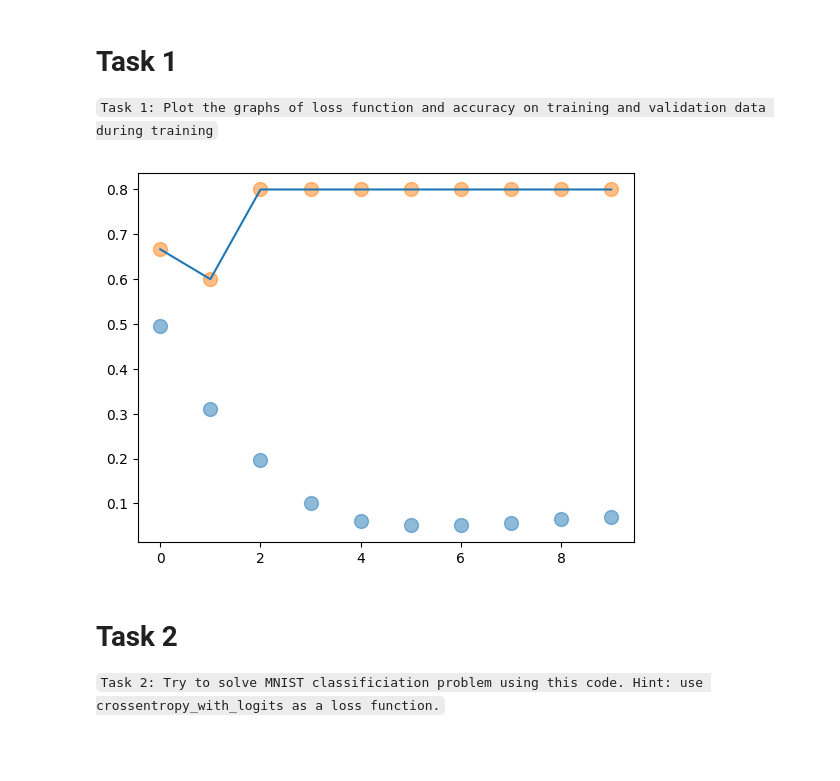
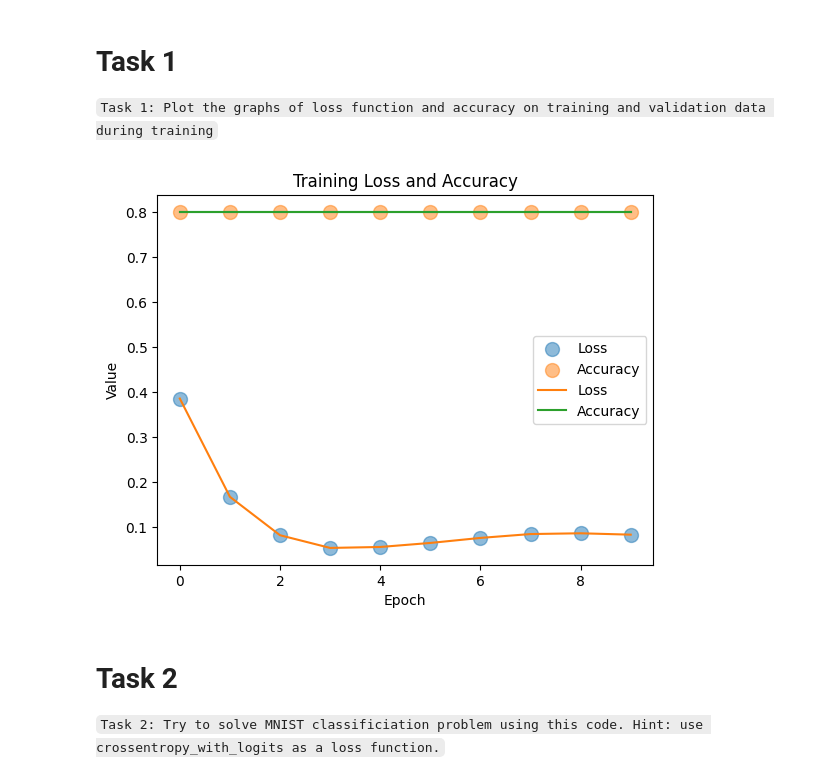
Before and after one commit to KalebKei/AI-For-Beginners, a Jupyter notebook: lessons/3-NeuralNetworks/05-Frameworks/IntroPyTorch.ipynb, the cells around one changed output. Drawn from its saved outputs; the diff is of its cells as text; code cells hidden in the pictures; blank space fills up the shorter version.

Commit message:
Mostly working lecture for PyTorch

```diff
--- a/lessons/3-NeuralNetworks/05-Frameworks/IntroPyTorch.ipynb
+++ b/lessons/3-NeuralNetworks/05-Frameworks/IntroPyTorch.ipynb
@@ -672,7 +683,7 @@ class MyNet(torch.nn.Module):
     x = self.fc2(x)
     return x
 
-net = MyNet(func=torch.nn.ReLU())
+net = MyNet(func=torch.nn.ReLU()).to(device)
 print(net)
 # %% [output]
 MyNet(
@@ -691,29 +702,40 @@ MyNet(
 `Task 1: Plot the graphs of loss function and accuracy on training and validation data during training`
 # %%
 def train_plot(net, dataloader, val_x, val_lab, epochs=10, lr=0.05):
+    val_x = val_x.to(device)
+    val_lab = val_lab.to(device)
     loss_list = []
     acc_list = []
     optim = torch.optim.Adam(net.parameters(),lr=lr)
     for ep in range(epochs):
         for (x,y) in dataloader:
-          z = net.data.flatten()
+          x,y = x.to(device), y.to(device)
+          z = net(x).flatten().to(device)
           loss = torch.nn.functional.binary_cross_entropy_with_logits(z,y)
           optim.zero_grad()
           loss.backward()
           optim.step()
         acc = ((torch.sigmoid(net(val_x).flatten())>0.5).float()==val_lab).float().mean()
         loss_list.append(loss)
         acc_list.append(acc)
     for i in range(len(loss_list)):
-        loss_list[i] = loss_list[i].detach().numpy()
-        acc_list[i] = acc_list[i].detach().numpy()
-    plt.scatter(range(0,10), loss_list, marker='o', s=100, alpha = 0.5)
-    plt.scatter(range(0,10), acc_list, marker='o', s=100, alpha = 0.5)
-    plt.plot(range(0,10), acc_list)
+        loss_list[i] = loss_list[i].cpu().detach().numpy()
+        acc_list[i] = acc_list[i].cpu().detach().numpy()
+    plt.scatter(range(epochs), loss_list, marker='o', s=100, alpha = 0.5, label="Loss")
+    plt.scatter(range(epochs), acc_list, marker='o', s=100, alpha = 0.5, label="Accuracy")
+    plt.plot(range(epochs), acc_list)
+    plt.plot(range(epochs), loss_list, label='Loss')
+    plt.plot(range(epochs), acc_list, label='Accuracy')
+    plt.legend()
+    plt.xlabel('Epoch')
+    plt.ylabel('Value')
+    plt.title('Training Loss and Accuracy')
+    plt.show()
 
+net = net.to(device)
 train_plot(net,dataloader,val_x,val_lab)
 # %% [output]
-[figure, old version]
+[figure, new version]
 # %% [markdown]
 # Task 2
 `Task 2: Try to solve MNIST classificiation problem using this code. Hint: use crossentropy_with_logits as a loss function.`
```
Also changed, not shown: parts of 27 cells of this notebook, 9 other files.
